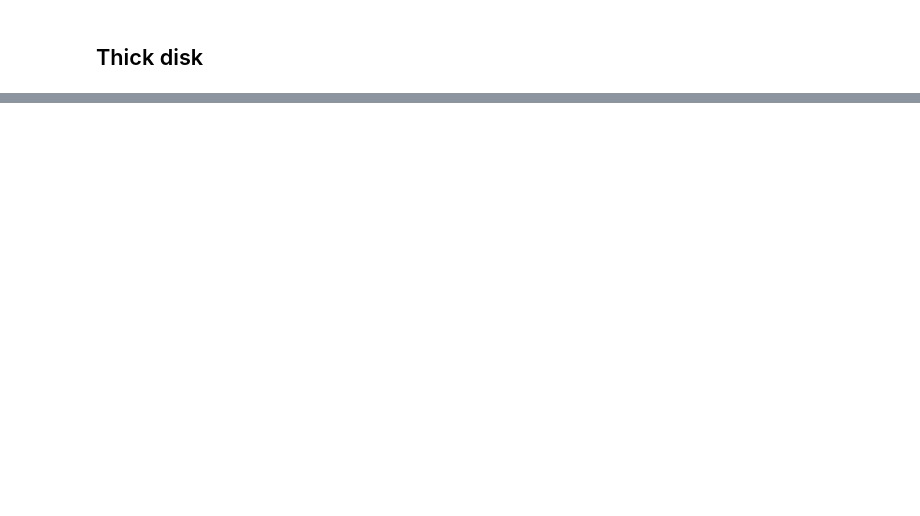
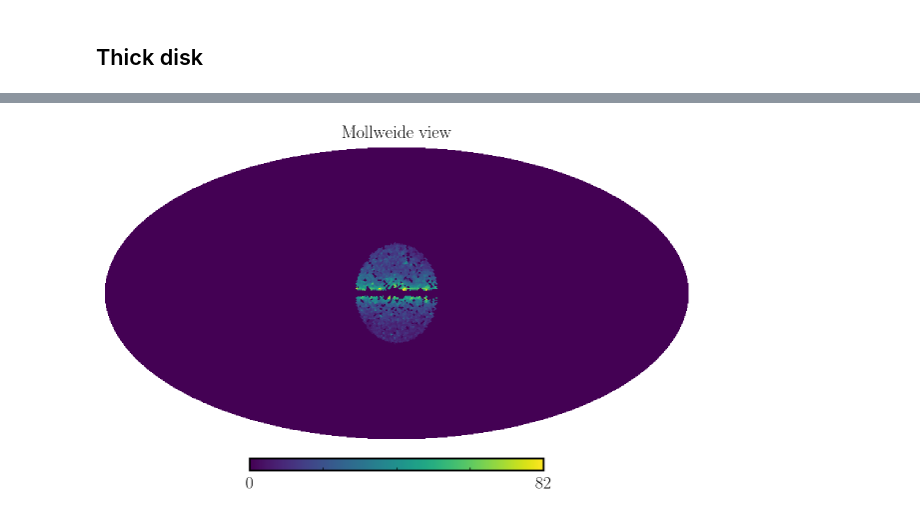
Before and after one commit to smsharma/fermi-gce-flows, a Jupyter notebook: notebooks/02_analysis.ipynb, the cells around one changed output, grey strips where cells are left out. Cells and saved outputs as stored; diff of their text form; code cells hidden in the pictures; blank space fills up the shorter version.

```diff
--- a/notebooks/02_analysis.ipynb
+++ b/notebooks/02_analysis.ipynb
@@ -760,0 +778,7 @@ $9.2^{+0.2}_{-0.6}\%$ & $13.1^{+4.4}_{-7.7}\%$ & $2.3^{1.2}_{2.2}$ & $3.0^{+0.3}
+# %%
+plot_map = np.zeros(hp.nside2npix(128))
+plot_map[~masks_list[0]] = x_presimulated[0,0,:].detach().numpy()
+plot_map_manual = np.max(np.array_split(plot_map, len(plot_map) / 4), axis=1)
+hp.mollview(plot_map_manual, nest=True)
+# %% [output]
+[figure, added]
```
Also changed, not shown: parts of 16 cells of this notebook.
